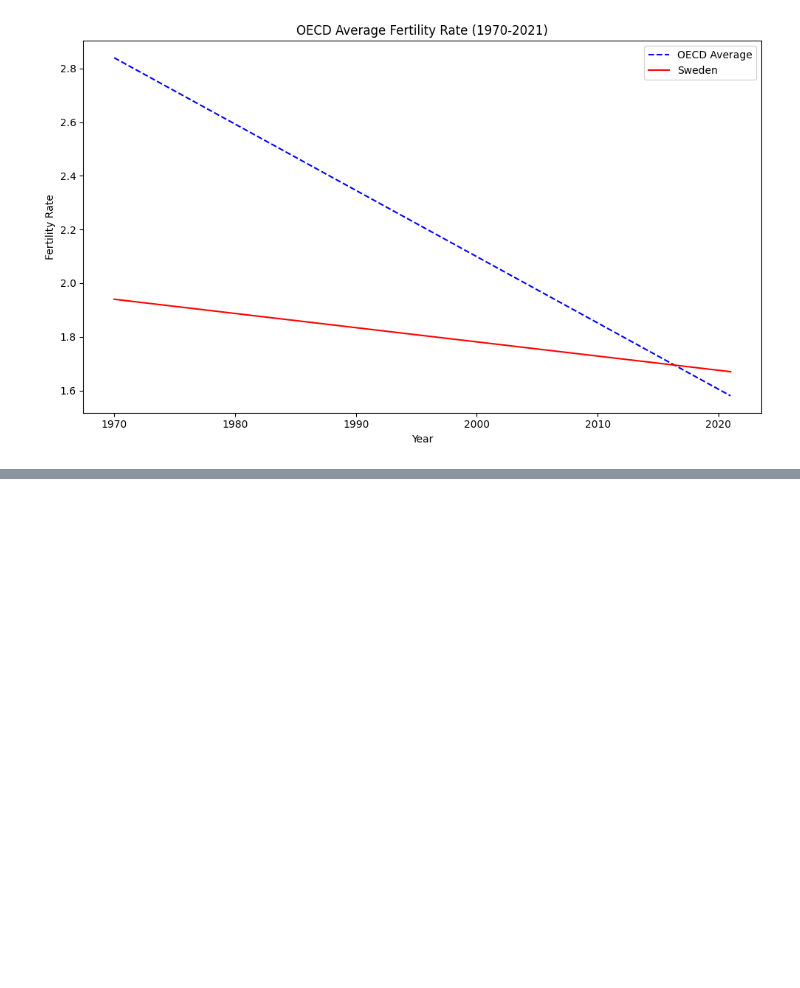
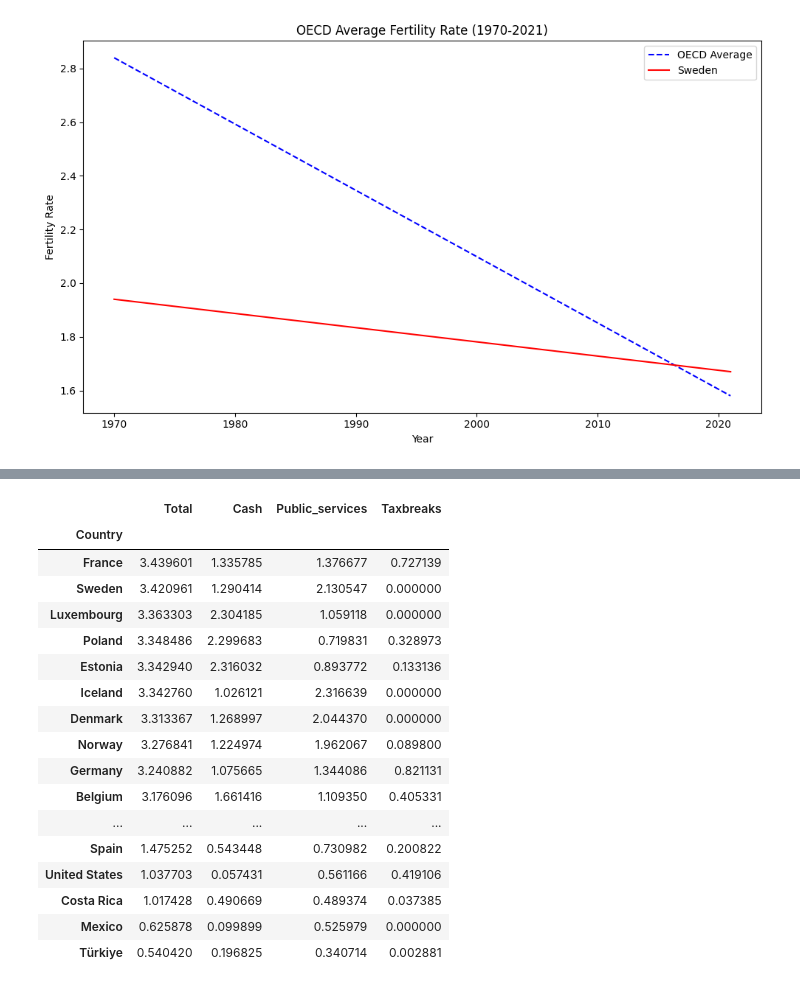
Before and after one commit to Lyceriuss/Python-Henrik-Pedersen-OPA2023, a Jupyter notebook: Lab2/Labb2_Project.ipynb, the cells around one changed output, grey strips where cells are left out. Saved outputs shown, nothing was run; the diff lists cells and outputs as text; code cells hidden in the pictures; blank space fills up the shorter version.

```diff
--- a/Lab2/Labb2_Project.ipynb
+++ b/Lab2/Labb2_Project.ipynb
@@ -157,0 +166,35 @@ set_ticklabels() should only be used with a fixed number of ticks, i.e. after se
+# %%
+df_public_spending = pd.read_excel("Data/1.1_OECD_public_spending_family.xlsx",
+                             usecols="L,M,N, O, P",
+                             skiprows=3, nrows=40)
+
+df_public_spending = df_public_spending.rename(columns={
+    df_public_spending.columns[0]: "Country",
+    df_public_spending.columns[1]: "Total",
+    df_public_spending.columns[2]: "Cash",
+    df_public_spending.columns[3]: "Public_services",
+    df_public_spending.columns[4]: "Taxbreaks"
+})
+
+df_public_spending.set_index("Country", inplace=True)
+
+df_public_spending.head(40)
+# %% [output]
+|  | Total | Cash | Public_services | Taxbreaks |
+| Country |  |  |  |  |
+| France | 3.439601 | 1.335785 | 1.376677 | 0.727139 |
+| Sweden | 3.420961 | 1.290414 | 2.130547 | 0.000000 |
+| Luxembourg | 3.363303 | 2.304185 | 1.059118 | 0.000000 |
+| Poland | 3.348486 | 2.299683 | 0.719831 | 0.328973 |
+| Estonia | 3.342940 | 2.316032 | 0.893772 | 0.133136 |
+| Iceland | 3.342760 | 1.026121 | 2.316639 | 0.000000 |
+| Denmark | 3.313367 | 1.268997 | 2.044370 | 0.000000 |
+| Norway | 3.276841 | 1.224974 | 1.962067 | 0.089800 |
+| Germany | 3.240882 | 1.075665 | 1.344086 | 0.821131 |
+| Belgium | 3.176096 | 1.661416 | 1.109350 | 0.405331 |
+| ... | ... | ... | ... | ... |
+| Spain | 1.475252 | 0.543448 | 0.730982 | 0.200822 |
+| United States | 1.037703 | 0.057431 | 0.561166 | 0.419106 |
+| Costa Rica | 1.017428 | 0.490669 | 0.489374 | 0.037385 |
+| Mexico | 0.625878 | 0.099899 | 0.525979 | 0.000000 |
+| Türkiye | 0.540420 | 0.196825 | 0.340714 | 0.002881 |
```
Also changed, not shown: parts of 7 cells of this notebook, 3 other files.
